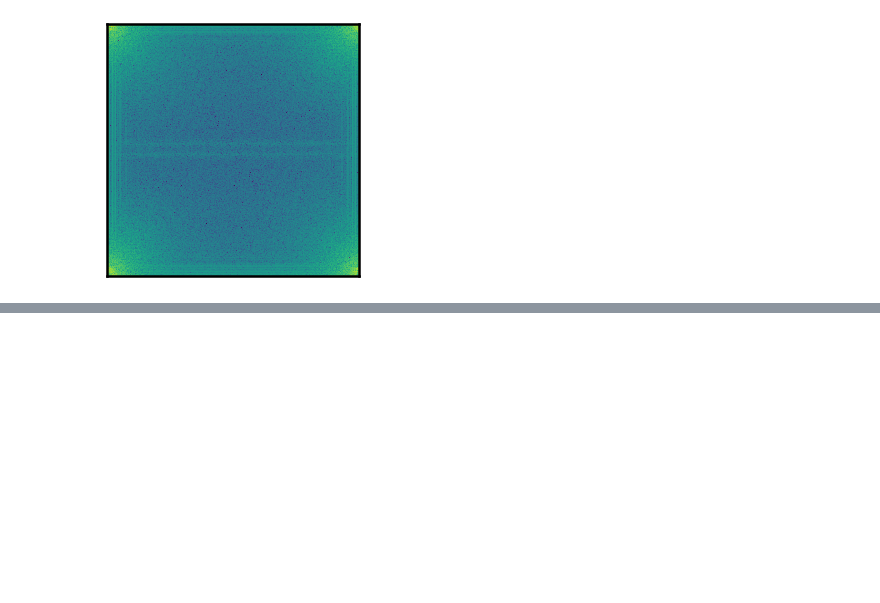
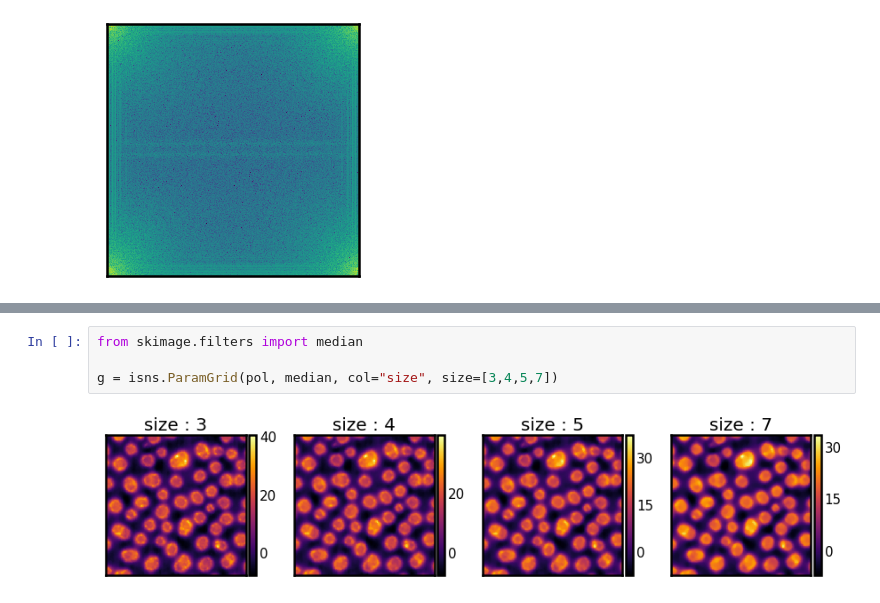
Before and after one commit to SarthakJariwala/seaborn-image, a Jupyter notebook: docs/Tutorial/Image Filters.ipynb, the cells around one changed output, grey strips where cells are left out. Drawn from its saved outputs; the diff is of its cells as text; blank space fills up the shorter version.

```diff
--- a/docs/Tutorial/Image Filters.ipynb
+++ b/docs/Tutorial/Image Filters.ipynb
@@ -47,0 +54,6 @@ Explore relationships between different parameters of a filter
+# %%
+from skimage.filters import median
+
+g = isns.ParamGrid(pol, median, col="size", size=[3,4,5,7])
+# %% [output]
+[figure, added]
```
Also changed, not shown: parts of 12 cells of this notebook, 1 other file.
